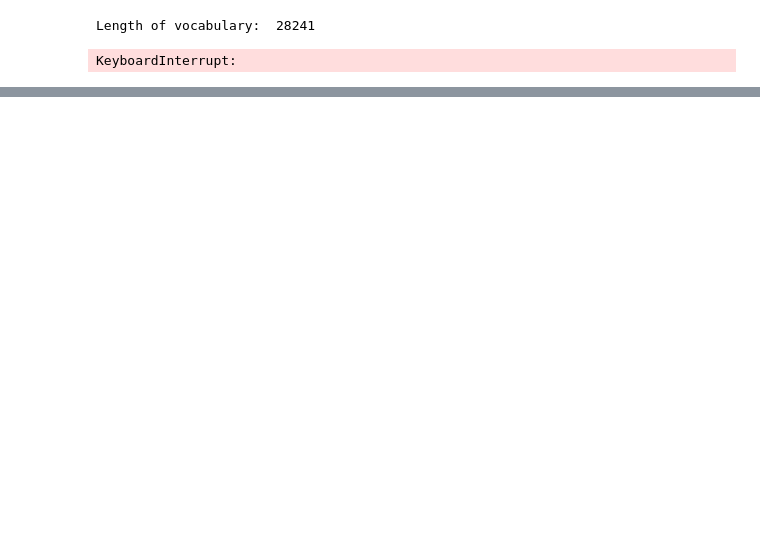
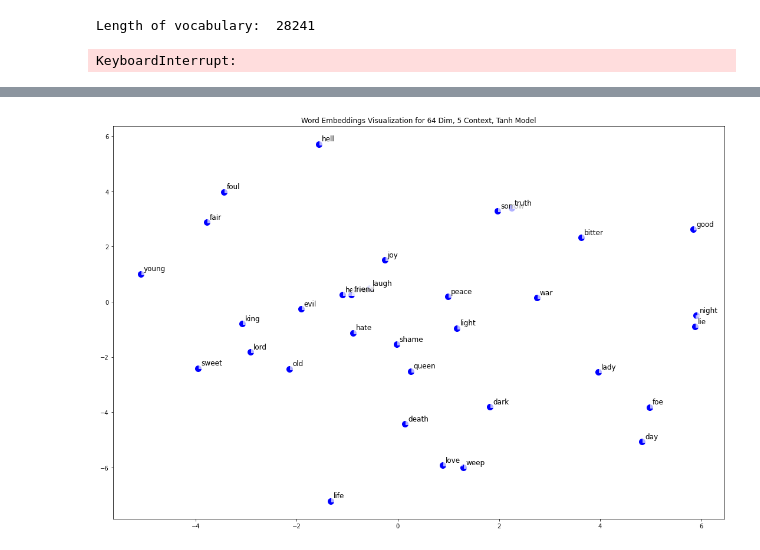
Before and after one commit to abhinauu/es335-24-fall-assignment-3, a Jupyter notebook: question1.ipynb, the cells around one changed output, grey strips where cells are left out. Saved outputs shown, nothing was run; the diff lists cells and outputs as text; code cells hidden in the pictures; blank space fills up the shorter version.

```diff
--- a/question1.ipynb
+++ b/question1.ipynb
@@ -147,0 +192,4 @@ def visualize_embeddings(model):
+# %%
+visualize_embeddings(e64_c5_t, "64 Dim, 5 Context, Tanh")
+# %% [output]
+[figure, added]
```
Also changed, not shown: parts of 11 cells of this notebook.
